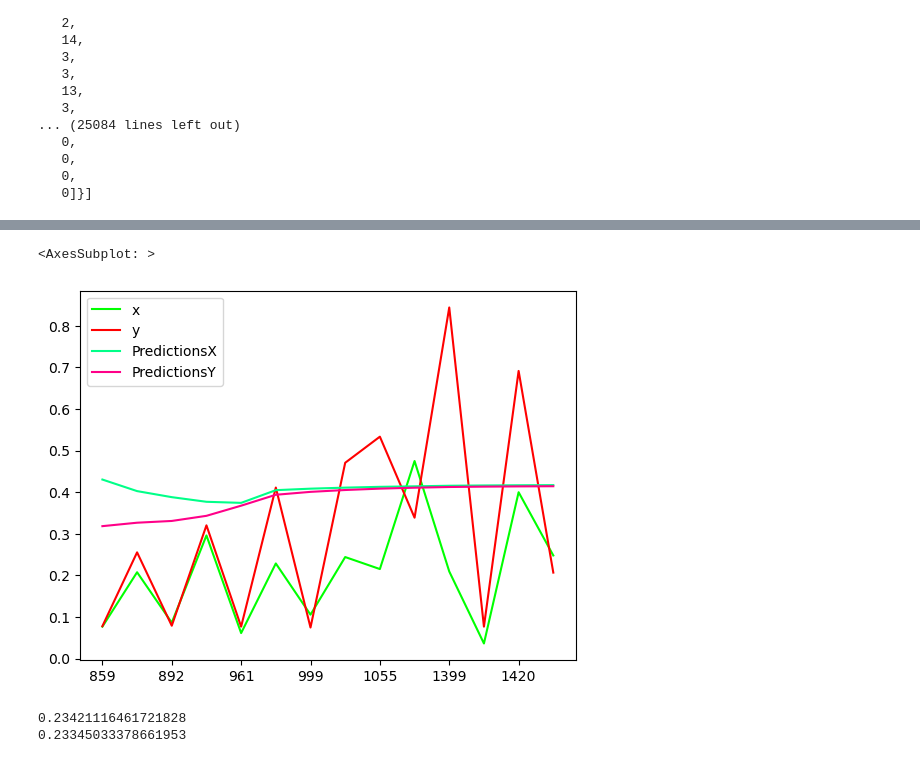
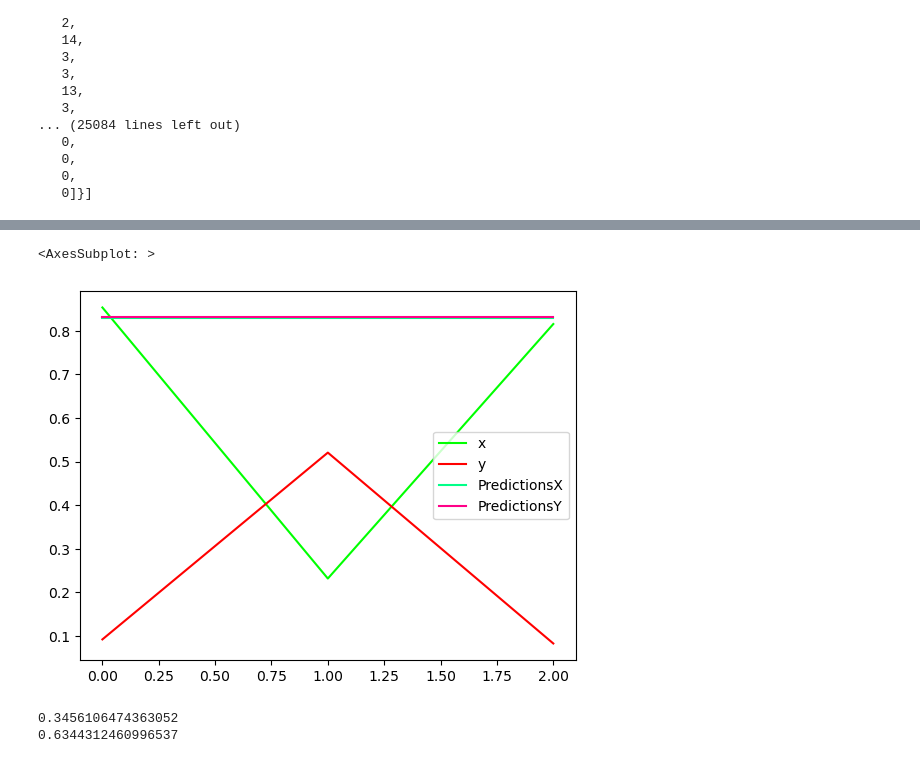
Before and after one commit to Gustl22/android_intent_prediction, a Jupyter notebook: rnn/rnn_model.ipynb, the cells around one changed output, grey strips where cells are left out. Drawn from its saved outputs; the diff is of its cells as text; code cells hidden in the pictures.

Commit message:
First evaluation

```diff
--- a/rnn/rnn_model.ipynb
+++ b/rnn/rnn_model.ipynb
@@ -726,0 +740,6 @@ TypeError: string indices must be integers, not 'str'
+# %%
+# Current prediction only
+current_pred = model.predict(current_batch)
+print(current_pred)
+test_predictions.append(current_pred[0]) # Model only predicts one gesture per batch, this can be "easily" changed by handing over a batch of labels during training
+test_predictions
@@ -726,0 +752,3 @@ TypeError: string indices must be integers, not 'str'
+# %%
+test_predictions = np.array(test_predictions)
+test_predictions
@@ -726,0 +759,5 @@ TypeError: string indices must be integers, not 'str'
+# %%
+next_values = scaled_test[length:length + 3] # Remove the first batch and just select the next one, as we don't predict more right now
+next_labels = transform_y_to_labels(next_values)
+next_labels = np.transpose(next_labels, (1,0))
+next_labels
@@ -727,3 +768,12 @@ TypeError: string indices must be integers, not 'str'
 # %%
-true_predictions = scaler_invert(test_predictions)
-test[['PredictionsX', 'PredictionsY']] = true_predictions
+if isScale:
+  # TODO: validate
+  true_predictions_labels = scaler_invert(test_predictions)
+  true_next_labels = scaler_invert(next_labels)
+else:
+  true_predictions_labels = test_predictions
+  true_next_labels = next_labels
+
+comparison = np.concatenate([true_next_labels, true_predictions_labels], axis=1)
+comparison_df = pd.DataFrame(comparison, columns=['x','y','PredictionsX', 'PredictionsY'])
+comparison_df
@@ -748,12 +785,12 @@ test
 # %%
-test.plot(color = ['#00FF00', '#FF0000', '#00FF88', '#FF0088'])
+comparison_df.plot(color = ['#00FF00', '#FF0000', '#00FF88', '#FF0088'])
 # %% [output]
 <AxesSubplot: >
-[figure, old version]
+[figure, new version]
 # %%
 from sklearn.metrics import mean_squared_error
-print(np.sqrt(mean_squared_error(test['x'],test['PredictionsX'])))
-print(np.sqrt(mean_squared_error(test['y'],test['PredictionsY'])))
+print(np.sqrt(mean_squared_error(comparison_df['x'],comparison_df['PredictionsX'])))
+print(np.sqrt(mean_squared_error(comparison_df['y'],comparison_df['PredictionsY'])))
 # %% [output]
-0.23421116461721828
-0.23345033378661953
+0.3456106474363052
+0.6344312460996537
```
Also changed, not shown: parts of 11 cells of this notebook.
